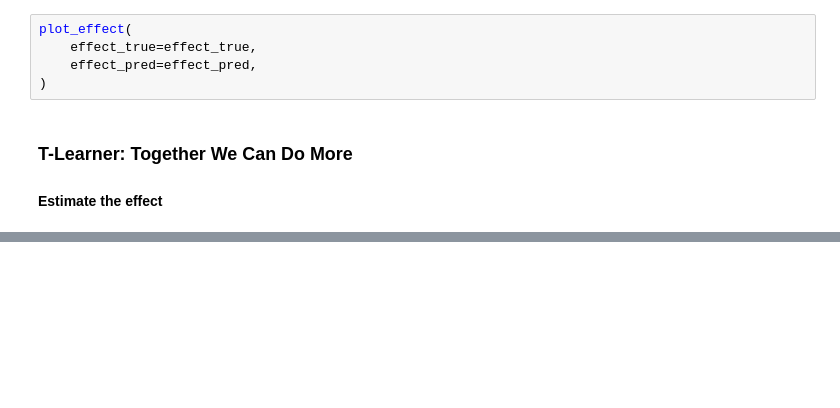
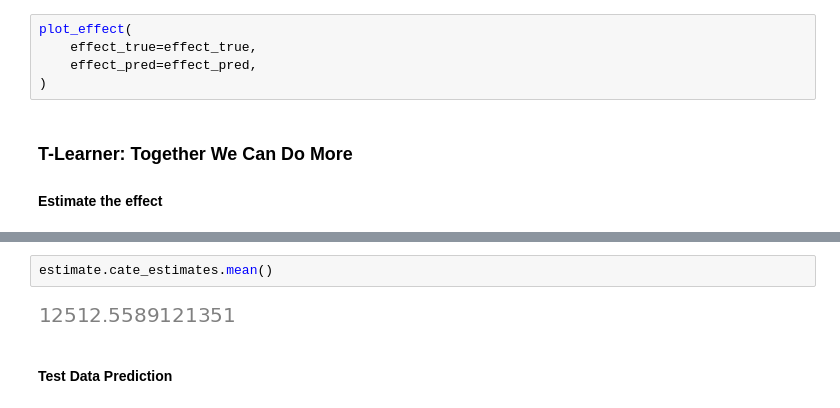
Before and after one commit to joakor89/Causal_inference_in_python, a Jupyter notebook: chap_09/MML.ipynb, the cells around one changed output, grey strips where cells are left out. Cells and saved outputs as stored; diff of their text form; blank space fills up the shorter version.

```diff
--- a/chap_09/Untitled.ipynb
+++ b/chap_09/MML.ipynb
@@ -676,0 +703,6 @@ You can set `force_col_wise=true` to remove the overhead.
+# %%
+estimate.cate_estimates.mean()
+# %% [output]
+[figure, added]
+# %% [markdown]
+#### Test Data Prediction
```
Also changed, not shown: parts of 46 cells of this notebook.
